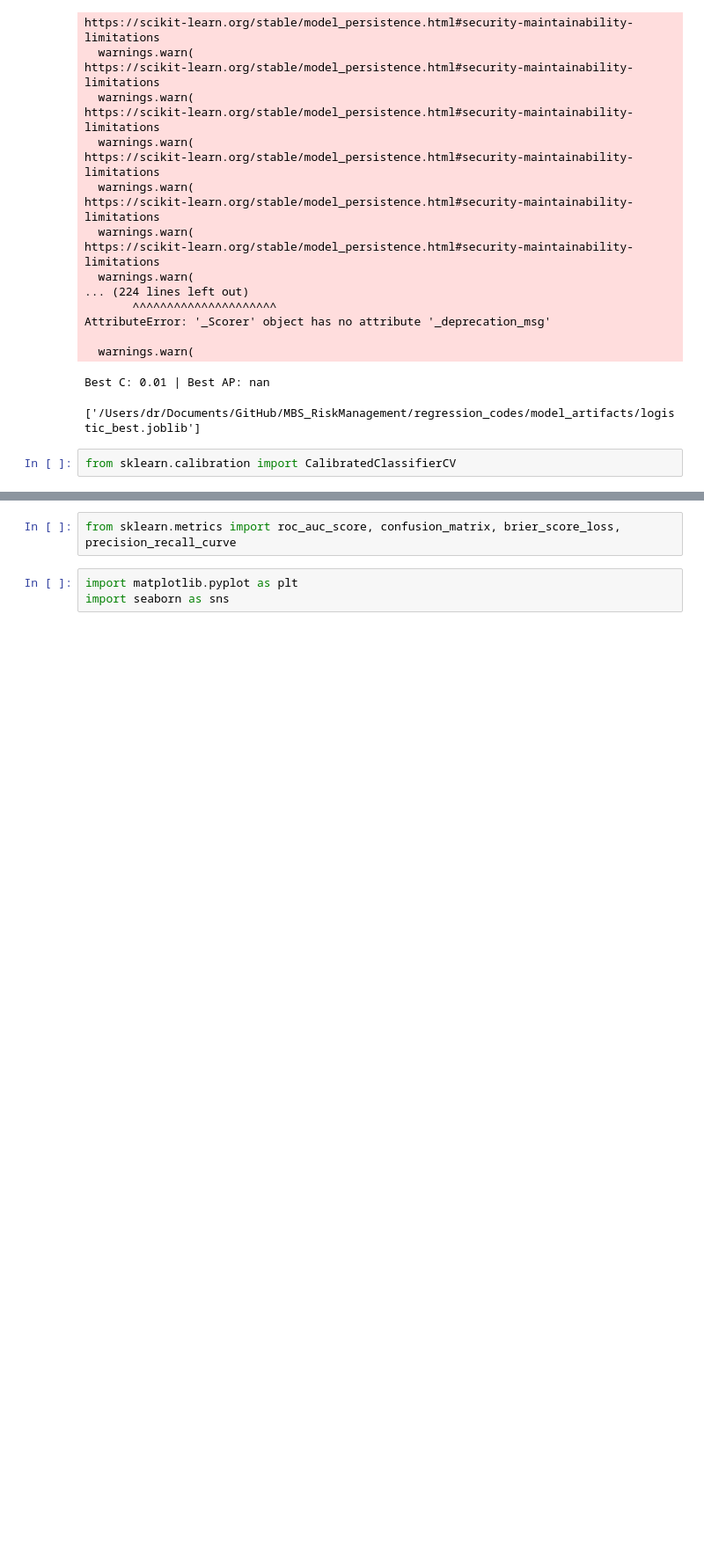
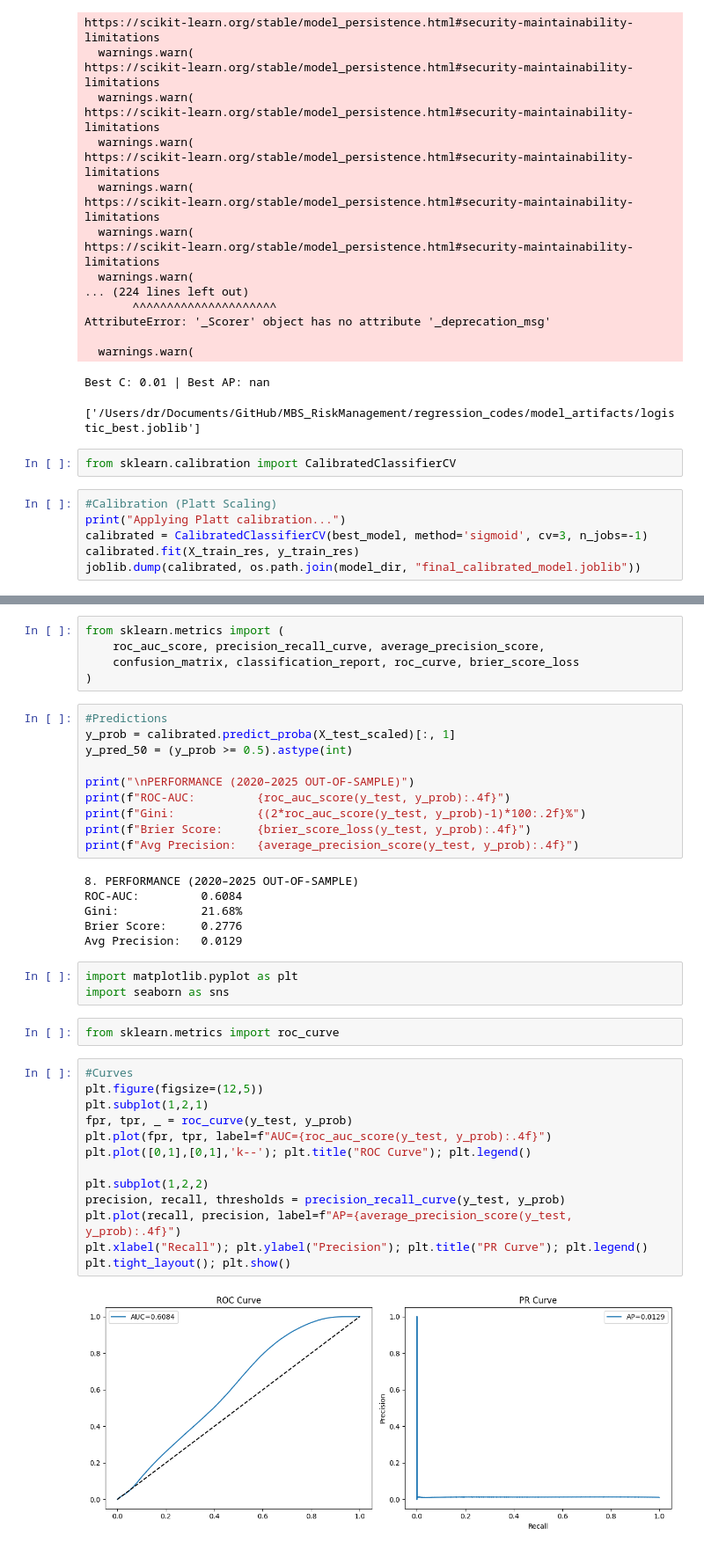
Before and after one commit to divija-rao/MBS_RiskManagement, a Jupyter notebook: regression_codes/regression_model_macro.ipynb, the cells around one changed output, grey strips where cells are left out. Shown at 88% size. Cells and saved outputs as stored; diff of their text form; blank space fills up the shorter version.

```diff
--- a/regression_codes/regression_model_macro.ipynb
+++ b/regression_codes/regression_model_macro.ipynb
@@ -370,3 +370,9 @@ Best C: 0.01 | Best AP: nan
 ['/Users/dr/Documents/GitHub/MBS_RiskManagement/regression_codes/model_artifacts/logistic_best.joblib']
 # %%
 from sklearn.calibration import CalibratedClassifierCV
+# %%
+#Calibration (Platt Scaling)
+print("Applying Platt calibration...")
+calibrated = CalibratedClassifierCV(best_model, method='sigmoid', cv=3, n_jobs=-1)
+calibrated.fit(X_train_res, y_train_res)
+joblib.dump(calibrated, os.path.join(model_dir, "final_calibrated_model.joblib"))
@@ -373,5 +392,41 @@ from sklearn.calibration import CalibratedClassifierCV
 # %%
-from sklearn.metrics import roc_auc_score, confusion_matrix, brier_score_loss, precision_recall_curve
+from sklearn.metrics import (
+    roc_auc_score, precision_recall_curve, average_precision_score,
+    confusion_matrix, classification_report, roc_curve, brier_score_loss
+)
+# %%
+#Predictions
+y_prob = calibrated.predict_proba(X_test_scaled)[:, 1]
+y_pred_50 = (y_prob >= 0.5).astype(int)
+
+print("\nPERFORMANCE (2020–2025 OUT-OF-SAMPLE)")
+print(f"ROC-AUC:         {roc_auc_score(y_test, y_prob):.4f}")
+print(f"Gini:            {(2*roc_auc_score(y_test, y_prob)-1)*100:.2f}%")
+print(f"Brier Score:     {brier_score_loss(y_test, y_prob):.4f}")
+print(f"Avg Precision:   {average_precision_score(y_test, y_prob):.4f}")
+# %% [output]
+8. PERFORMANCE (2020–2025 OUT-OF-SAMPLE)
+ROC-AUC:         0.6084
+Gini:            21.68%
+Brier Score:     0.2776
+Avg Precision:   0.0129
 # %%
 import matplotlib.pyplot as plt
 import seaborn as sns
+# %%
+from sklearn.metrics import roc_curve
+# %%
+#Curves
+plt.figure(figsize=(12,5))
+plt.subplot(1,2,1)
+fpr, tpr, _ = roc_curve(y_test, y_prob)
+plt.plot(fpr, tpr, label=f"AUC={roc_auc_score(y_test, y_prob):.4f}")
+plt.plot([0,1],[0,1],'k--'); plt.title("ROC Curve"); plt.legend()
+
+plt.subplot(1,2,2)
+precision, recall, thresholds = precision_recall_curve(y_test, y_prob)
+plt.plot(recall, precision, label=f"AP={average_precision_score(y_test, y_prob):.4f}")
+plt.xlabel("Recall"); plt.ylabel("Precision"); plt.title("PR Curve"); plt.legend()
+plt.tight_layout(); plt.show()
+# %% [output]
+[figure, added]
```
Also changed, not shown: parts of 6 cells of this notebook.
